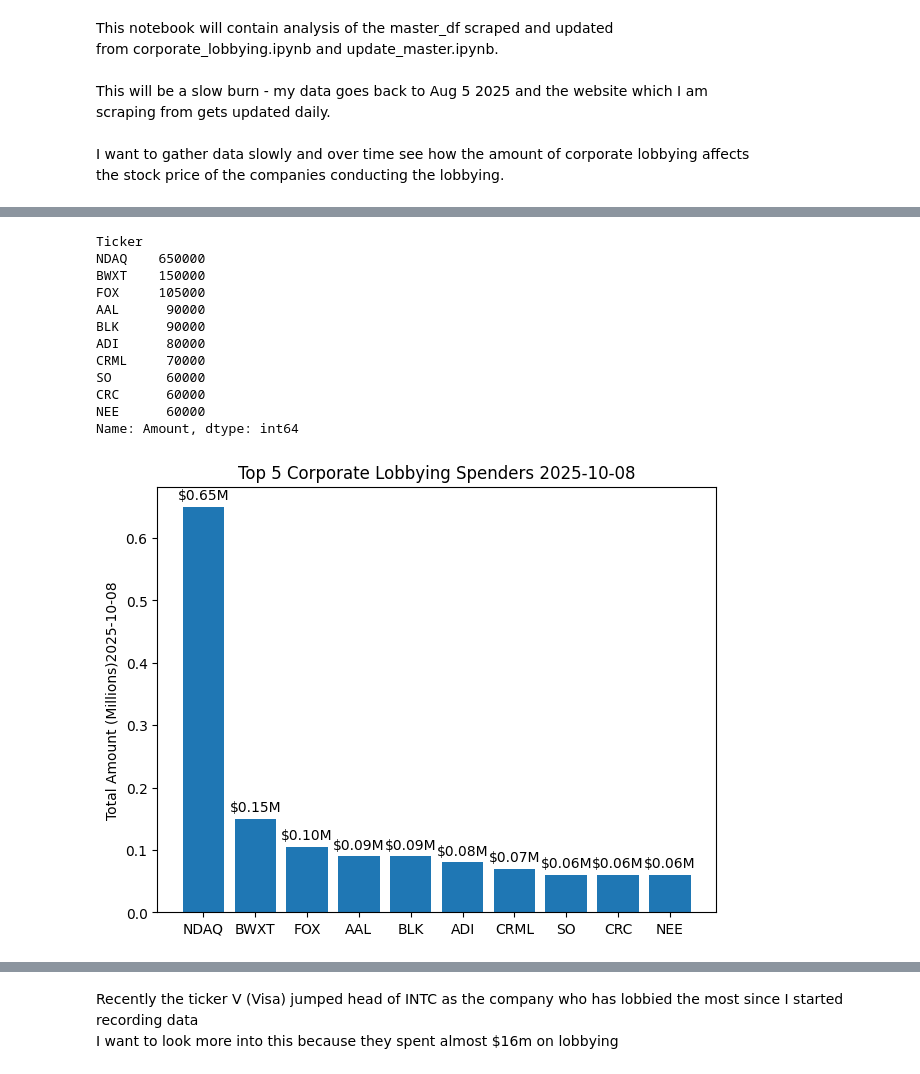
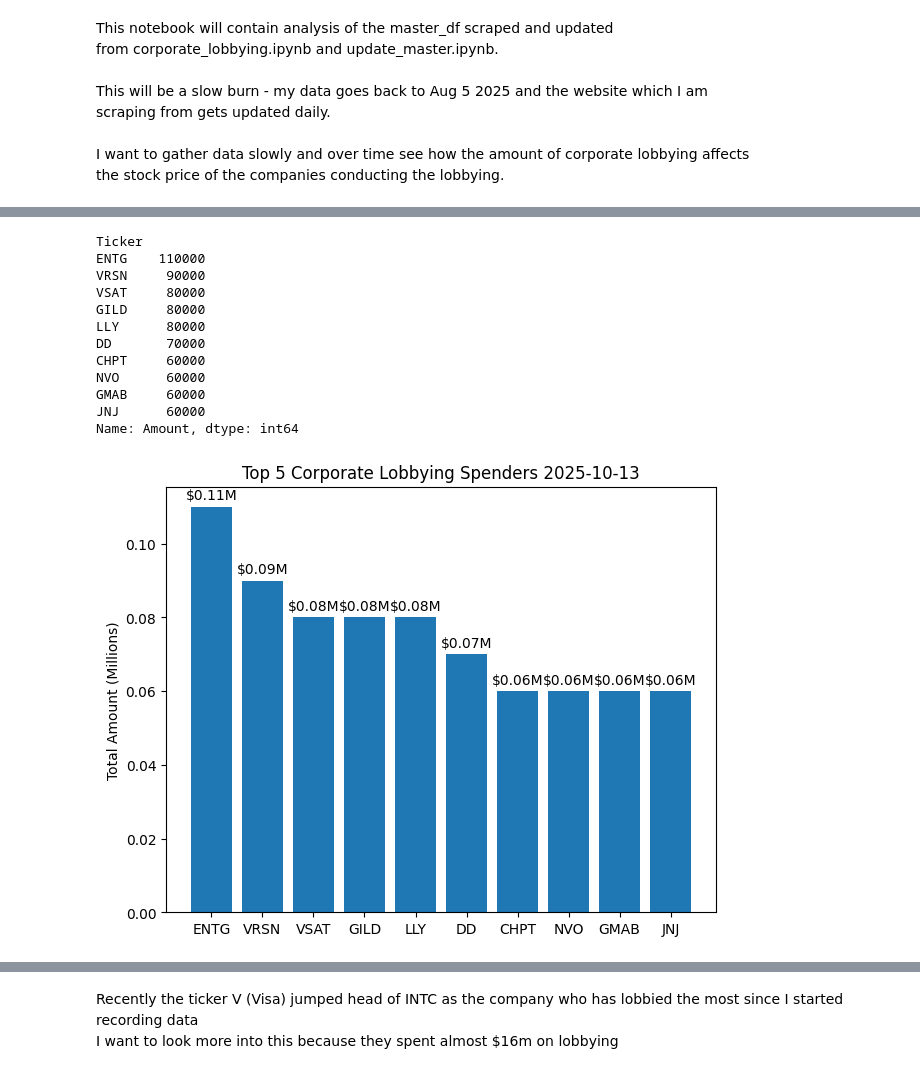
Before and after one commit to fonanroley/projects, a Jupyter notebook: corp_lobb_analysis.ipynb, the cells around one changed output, grey strips where cells are left out. Cells and saved outputs as stored; diff of their text form; code cells hidden in the pictures.

Commit message:
aggregated data by date

```diff
--- a/corp_lobb_analysis.ipynb
+++ b/corp_lobb_analysis.ipynb
@@ -57,34 +55,34 @@ Name: Amount, dtype: int64
 # %%
-df_daily = df[df['Date'] == str(pd.to_datetime(dt.date.today()) - dt.timedelta(days=1))[0:10]]
+df_daily = df[df['Date'] >= '2025-10-12']
 
 totals_daily = df_daily.groupby('Ticker')['Amount'].sum().sort_values(ascending=False).head(10) #group by amount per ticker
 print(totals_daily)
 
 # bar plot
 fig, ax = plt.subplots()
 bars = ax.bar(totals_daily.index, totals_daily.values / 1_000_000)
 ax.set_ylabel(f"Total Amount (Millions)")
 
 ax.bar_label(bars,
              labels=[f"${v/1_000_000:.2f}M" for v in totals_daily.values],
              padding=3)
 plt.tight_layout()
 plt.title(f'Top 5 Corporate Lobbying Spenders {dt.date.today()}')
 plt.show()
 # %% [output]
 Ticker
-NDAQ    650000
-BWXT    150000
-FOX     105000
-AAL      90000
-BLK      90000
-ADI      80000
-CRML     70000
-SO       60000
-CRC      60000
-NEE      60000
+ENTG    110000
+VRSN     90000
+VSAT     80000
+GILD     80000
+LLY      80000
+DD       70000
+CHPT     60000
+NVO      60000
+GMAB     60000
+JNJ      60000
 Name: Amount, dtype: int64
-[figure, old version]
+[figure, new version]
 # %%
 df.groupby('Ticker')['Amount'].sum().sort_values(ascending=False).head(10)
 # %% [output]
```
Also changed, not shown: parts of 19 cells of this notebook.
